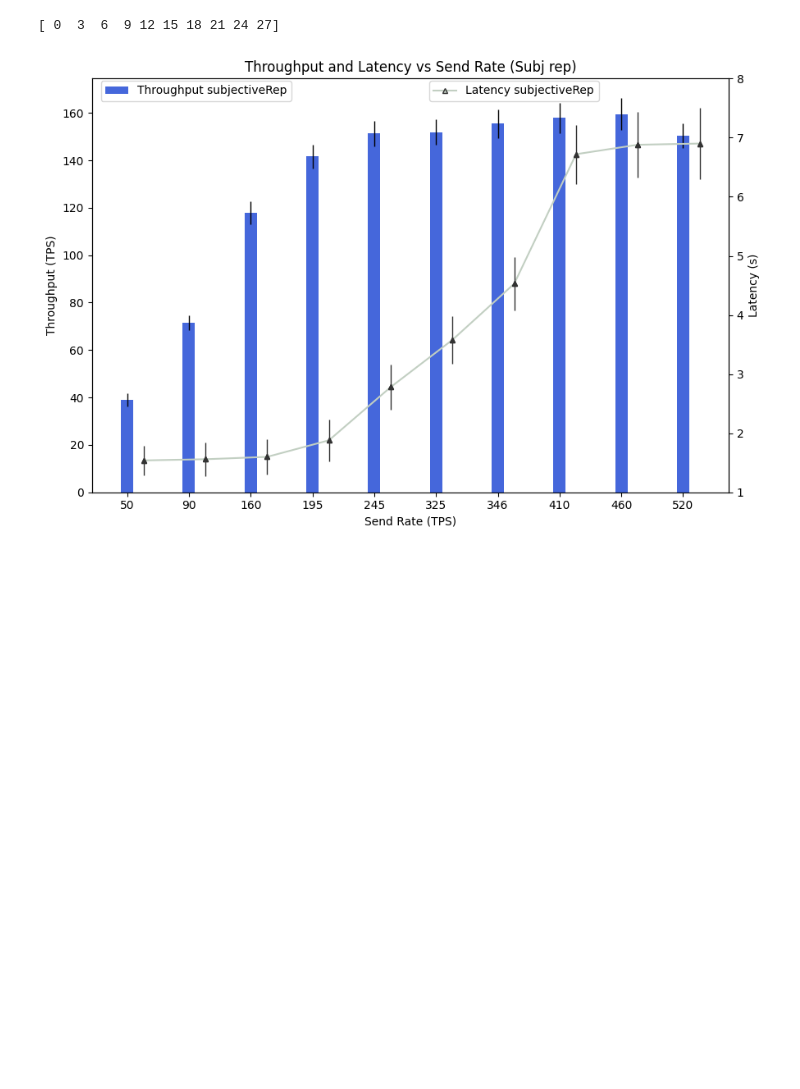
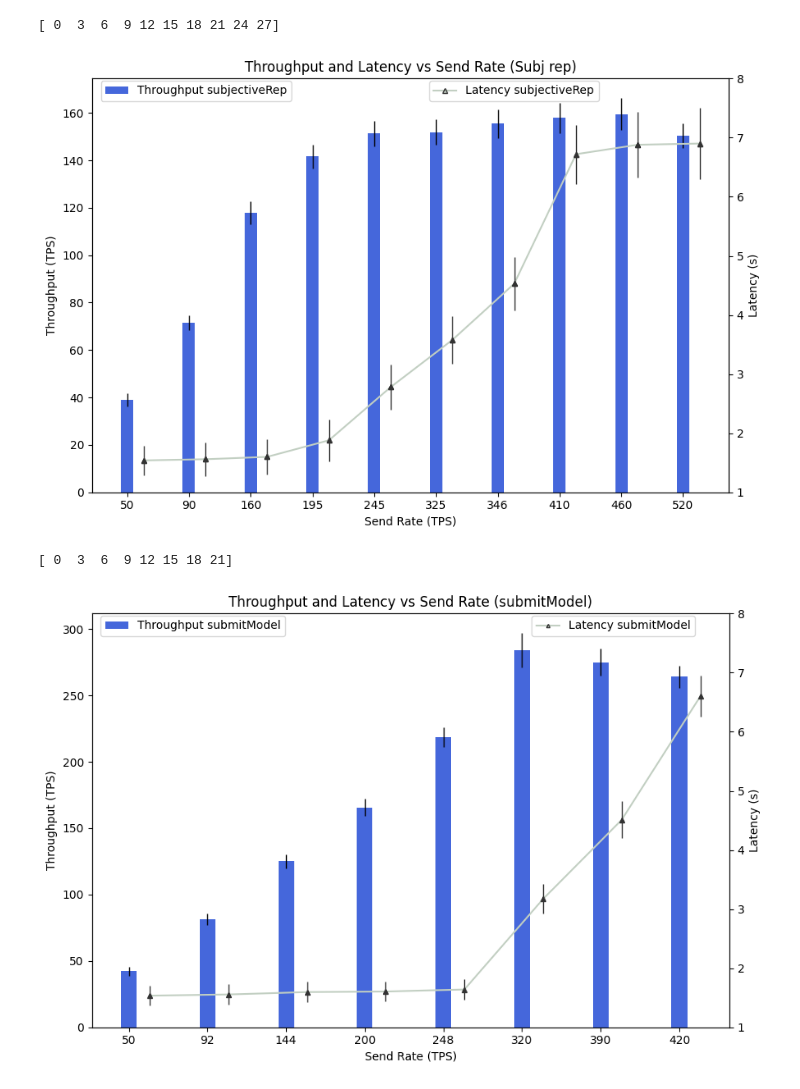
Before and after one commit to meryemmalakdif/AutoDFL, a Jupyter notebook: scripts_for_plots.ipynb, the cells around one changed output. Drawn from its saved outputs; the diff is of its cells as text; code cells hidden in the pictures; blank space fills up the shorter version.

Commit message:
benchmark update model

```diff
--- a/scripts_for_plots.ipynb
+++ b/scripts_for_plots.ipynb
@@ -686,3 +686,69 @@ plt.show()
 # %% [output]
 [ 0  3  6  9 12 15 18 21 24 27]
 [figure]
+# %%
+import matplotlib.pyplot as plt
+import numpy as np
+
+# Data
+send_rate = np.array([50, 92, 144, 200, 248, 320, 390, 420])
+throughput = np.array([42.2, 81.3, 124.96, 165.56, 218.3, 284, 275, 264])
+latency = np.array([1.536, 1.556, 1.5966, 1.606, 1.64, 3.17, 4.51, 6.6])
+
+# Error bars
+throughput_error = np.array([3.6, 4.4, 5.5, 6.6, 7.4, 12.8, 10, 8.5])
+latency_error = np.array([0.17, 0.17, 0.17, 0.17, 0.17, 0.25, 0.31, 0.35])
+
+
+
+# Plot
+fig, ax1 = plt.subplots(figsize=(9, 6))  # Set the figure size to 8x5 inches
+
+# Plot throughput with error bars, using the index to create even spacing
+index = np.arange(len(send_rate)) *3  # Index for uniform spacing
+print(index)
+ax1.bar(index, throughput, yerr=throughput_error,
+        color='#4567DB', label='Throughput submitModel',
+        capsize=0, width=0.6,  # Narrower width for cleaner look
+        error_kw={'elinewidth': 1 , 'color':'#333333'})
+ax1.set_xlabel('Send Rate (TPS)')
+ax1.set_ylabel('Throughput (TPS)')
+ax1.tick_params(axis='y')
+
+# Set the x-ticks to the original send_rate values
+ax1.set_xticks(index)
+ax1.set_xticklabels(send_rate)  # Use original send_rate as labels
+
+ax1.legend(loc='center left', bbox_to_anchor=(0.005, 0.97))
+
+offset = 0.8  # Adjust the value to move the marker right
+send_rate_offset = index + offset
+
+# Create a second y-axis for latency
+ax2 = ax1.twinx()
+
+# Plot latency with markers and error bars, also using index for uniform spacing
+ax2.plot(send_rate_offset, latency, color='#C2CFC2', marker='^', markersize=3, markeredgecolor="#333333", label='Latency submitModel')
+ax2.errorbar(send_rate_offset, latency, yerr=latency_error, fmt='^', color='#333333', markersize=5, markeredgecolor="#333333", elinewidth=1)
+
+# Set the y-axis limits for latency to range from 1 to 9
+ax2.set_ylim(1, 8)
+ax2.set_ylabel('Latency (s)')
+ax2.tick_params(axis='y')
+
+# Adjust legend for latency
+ax2.legend(loc='center right', bbox_to_anchor=(0.955, 0.97))
+
+# Title and layout
+plt.title('Throughput and Latency vs Send Rate (submitModel)')
+fig.tight_layout()
+
+# Save the figure to a file
+plt.savefig("throughput_latency_submitModel_rep.png", dpi=300, bbox_inches='tight')  # Save as PNG with high resolution
+
+
+# Show plot
+plt.show()
+# %% [output]
+[ 0  3  6  9 12 15 18 21]
+[figure, added]
```
Also changed, not shown: 15 other files.
